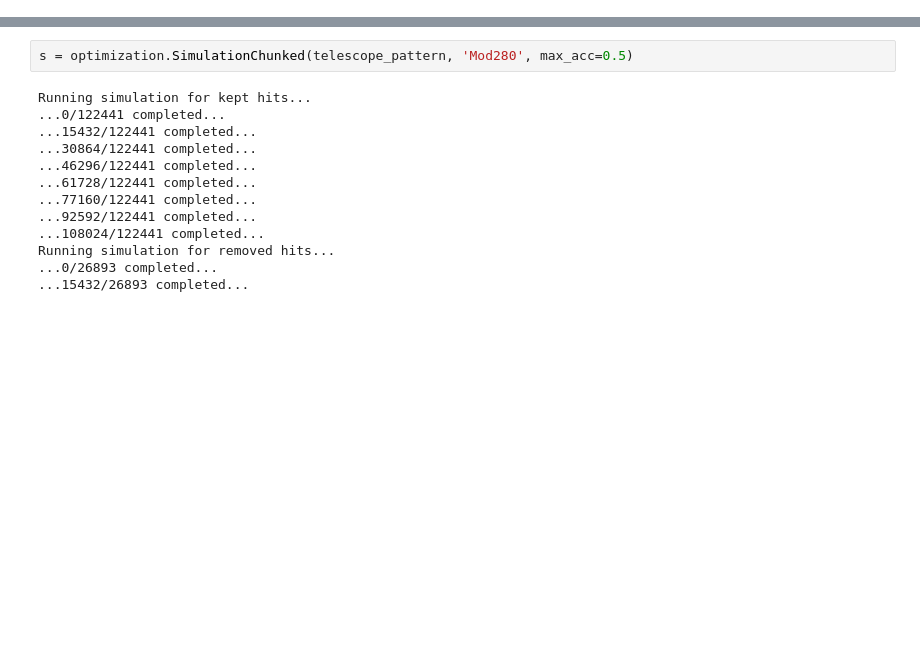
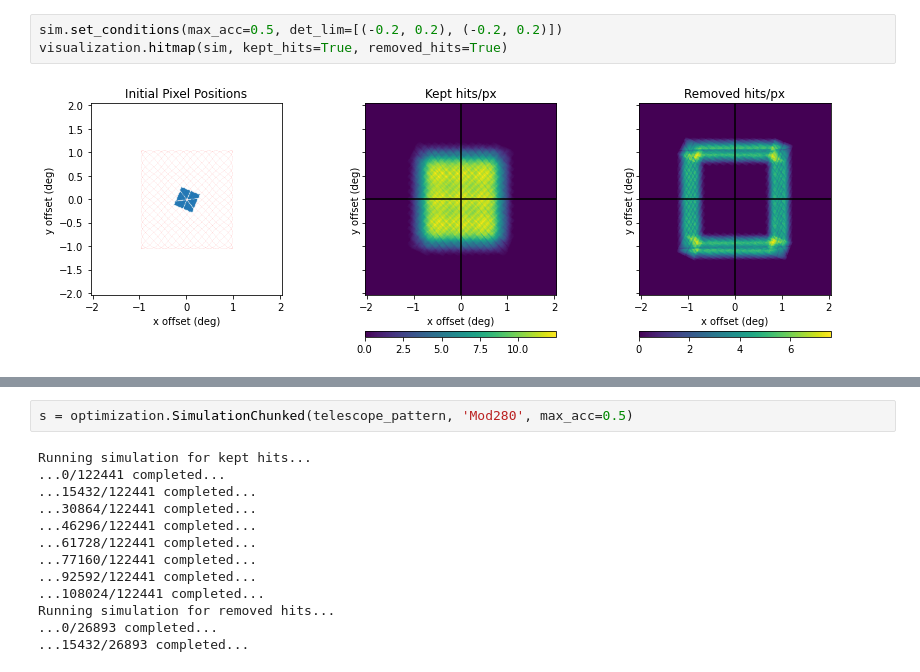
Before and after one commit to ccatp/scan_patterns, a Jupyter notebook: tutorials/simulations.ipynb, the cells around one changed output, grey strips where cells are left out. Saved outputs shown, nothing was run; the diff lists cells and outputs as text; blank space fills up the shorter version.

```diff
--- a/tutorials/simulations.ipynb
+++ b/tutorials/simulations.ipynb
@@ -24,0 +44,5 @@ telescope_pattern = coordinates.TelescopePattern(
+# %%
+sim.set_conditions(max_acc=0.5, det_lim=[(-0.2, 0.2), (-0.2, 0.2)])
+visualization.hitmap(sim, kept_hits=True, removed_hits=True)
+# %% [output]
+[figure, added]
```
Also changed, not shown: parts of 14 cells of this notebook, 11 other files.
